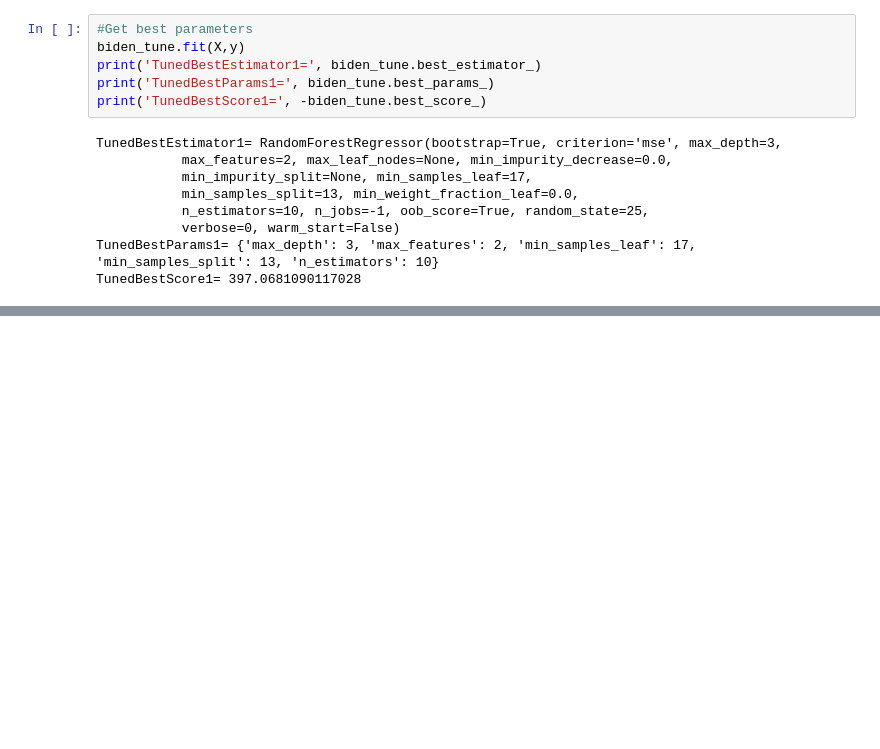
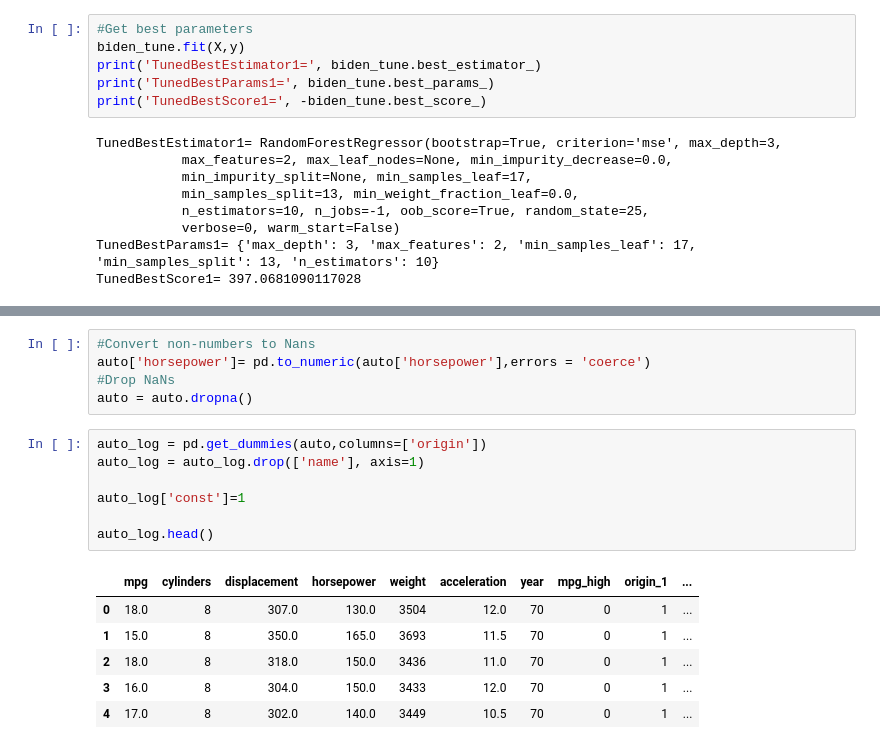
Before and after one commit to JoshLaven/persp-model-econ_w20, a Jupyter notebook: ProblemSets/PS8/LavenPS8.ipynb, the cells around one changed output, grey strips where cells are left out. Saved outputs shown, nothing was run; the diff lists cells and outputs as text; blank space fills up the shorter version.

```diff
--- a/ProblemSets/PS8/LavenPS8.ipynb
+++ b/ProblemSets/PS8/LavenPS8.ipynb
@@ -184,0 +228,19 @@ MSE= 440.2238005324634
+# %%
+#Convert non-numbers to Nans
+auto['horsepower']= pd.to_numeric(auto['horsepower'],errors = 'coerce')
+#Drop NaNs
+auto = auto.dropna()
+# %%
+auto_log = pd.get_dummies(auto,columns=['origin'])
+auto_log = auto_log.drop(['name'], axis=1)
+
+auto_log['const']=1
+
+auto_log.head()
+# %% [output]
+|  | mpg | cylinders | displacement | horsepower | weight | acceleration | year | mpg_high | origin_1 | ... |
+| 0 | 18.0 | 8 | 307.0 | 130.0 | 3504 | 12.0 | 70 | 0 | 1 | ... |
+| 1 | 15.0 | 8 | 350.0 | 165.0 | 3693 | 11.5 | 70 | 0 | 1 | ... |
+| 2 | 18.0 | 8 | 318.0 | 150.0 | 3436 | 11.0 | 70 | 0 | 1 | ... |
+| 3 | 16.0 | 8 | 304.0 | 150.0 | 3433 | 12.0 | 70 | 0 | 1 | ... |
+| 4 | 17.0 | 8 | 302.0 | 140.0 | 3449 | 10.5 | 70 | 0 | 1 | ... |
```
Also changed, not shown: parts of 27 cells of this notebook.
